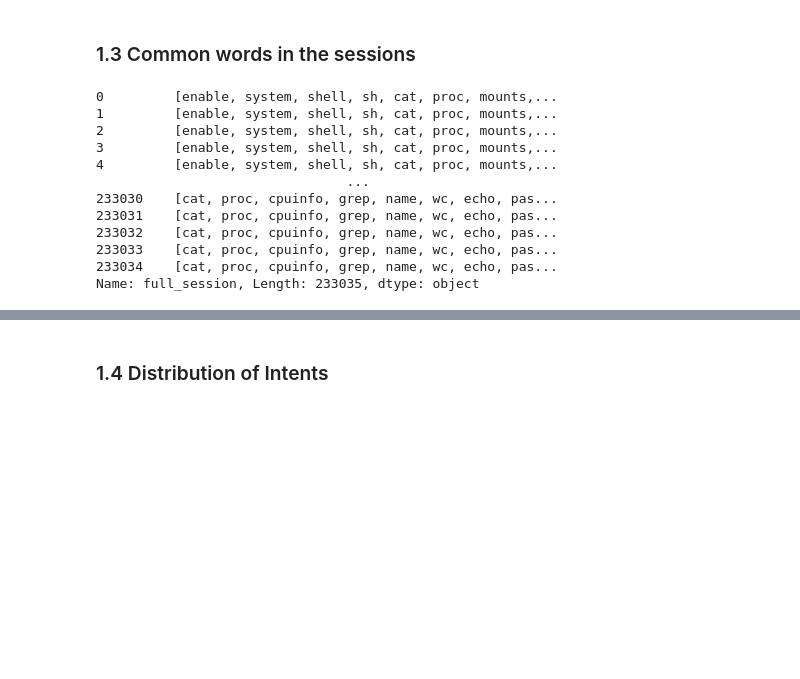
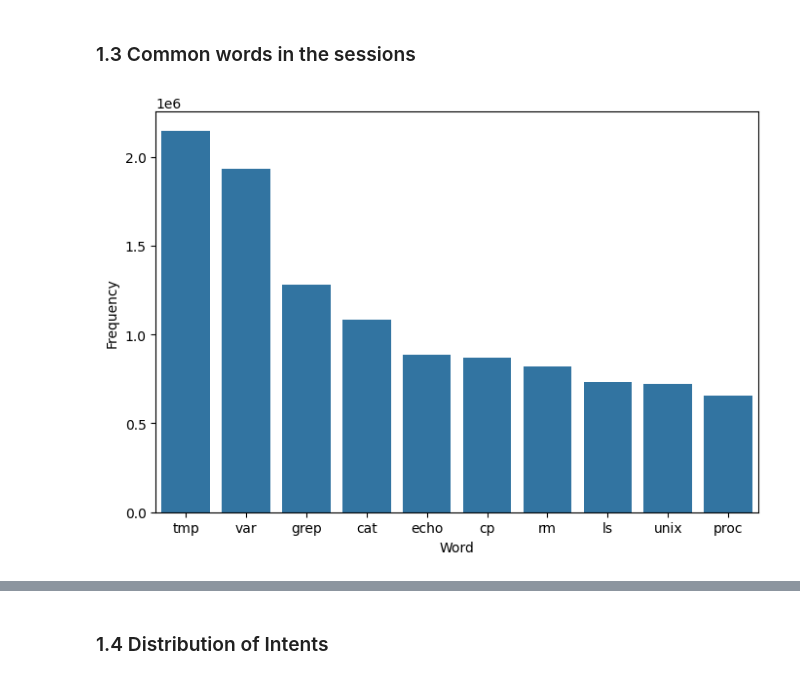
Before and after one commit to massimomecarelli/ML4N_project, a Jupyter notebook: Data_exploration_preprocessing.ipynb, the cells around one changed output, grey strips where cells are left out. Cells and saved outputs as stored; diff of their text form; code cells hidden in the pictures; blank space fills up the shorter version.

```diff
--- a/Data_exploration_preprocessing.ipynb
+++ b/Data_exploration_preprocessing.ipynb
@@ -177,57 +177,18 @@ plt.show()
 # %% [markdown]
 ### 1.3 Common words in the sessions
 # %%
-import re
+list_words = df["full_session"].explode()
+most_common = list_words.value_counts().head(10)
 
-def split_words(command):
-    strings = [part.strip() for part in re.split(r'[;|/.]\s*|\s+', command) if part.strip()] # split the string into a list
-    # remove quoted text e.g. that can be a crypto key
-    filtered_strings = [s for s in strings if not (s.startswith("'") and s.endswith("'")) and not (s.startswith('"') and s.endswith('"'))]
 
-    return filtered_strings
+plt.figure(figsize=(7,5))
+sns.barplot(
+    data = most_common,
+)
+plt.xlabel("Word")
+plt.ylabel("Frequency")
 
-# Define a function to filter out file paths and options
-def filter_commands(command_list):
-    filtered = []
-    for cmd in command_list:
-        # Exclude command options (strings starting with '-')
-        if cmd.startswith("-"):
-            continue
-        if not cmd.isalpha():
-            cmd = ''.join([i for i in cmd if i.isalpha()])  # Exclude everything that are not letters
-        if not cmd: # check if empty string
-            continue
-        # Add to filtered list if it's a valid command
-        filtered.append(cmd)
-    return filtered
-
-commands = df["full_session"] # double brackets to create a subset Dataframe instead of a Seires
-
-commands = commands.apply(split_words)
-
-# strip removes any leading and trailing spaces
-# split regex:
-# s*: Matches any amount of spaces after the symbols to allow for the possibility of spaces being next to the delimiter.
-# s+: Matches one or more spaces in between words (acting as a delimiter between words or commands).
-
-"""
-The condition if part.strip() ensures that empty strings
-(which can occur if there are extra spaces or adjacent delimiters)
-are excluded from the resulting list.
-"""
-commands = commands.apply(filter_commands)
-
-print(commands)
+plt.tight_layout()
+plt.show()
 # %% [output]
-0         [enable, system, shell, sh, cat, proc, mounts,...
-1         [enable, system, shell, sh, cat, proc, mounts,...
-2         [enable, system, shell, sh, cat, proc, mounts,...
-3         [enable, system, shell, sh, cat, proc, mounts,...
-4         [enable, system, shell, sh, cat, proc, mounts,...
-                                ...
-233030    [cat, proc, cpuinfo, grep, name, wc, echo, pas...
-233031    [cat, proc, cpuinfo, grep, name, wc, echo, pas...
-233032    [cat, proc, cpuinfo, grep, name, wc, echo, pas...
-233033    [cat, proc, cpuinfo, grep, name, wc, echo, pas...
-233034    [cat, proc, cpuinfo, grep, name, wc, echo, pas...
-Name: full_session, Length: 233035, dtype: object
+[figure, added]
```
Also changed, not shown: parts of 8 cells of this notebook, 8 other files.
